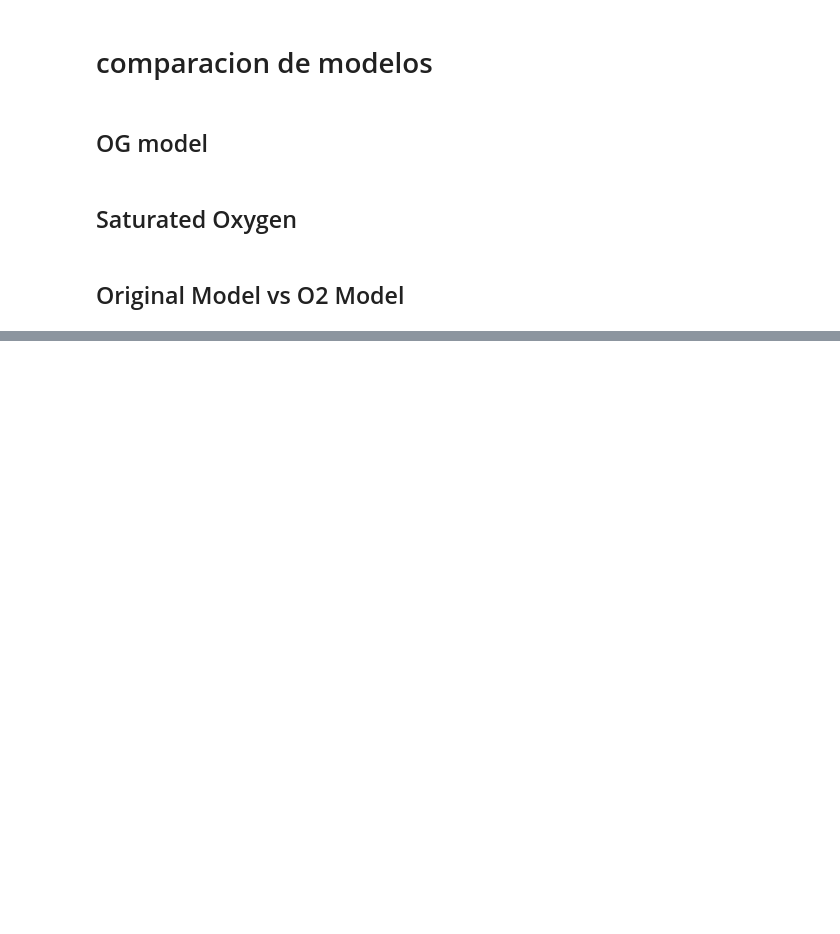
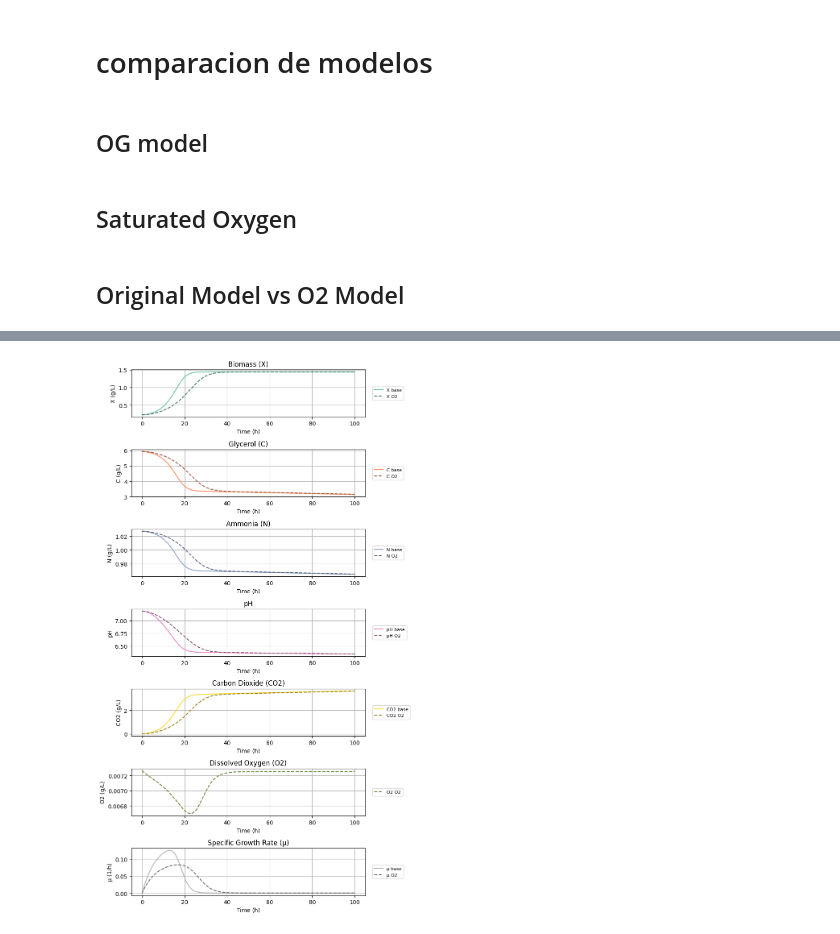
Before and after one commit to Laefivy/M.smegmatis, a Jupyter notebook: parameter_adjust_final.ipynb, the cells around one changed output, grey strips where cells are left out. Saved outputs shown, nothing was run; the diff lists cells and outputs as text; code cells hidden in the pictures; blank space fills up the shorter version.

```diff
--- a/parameter_adjust_final.ipynb
+++ b/parameter_adjust_final.ipynb
@@ -911,0 +912,78 @@ plt.show()
+# %%
+colors = {
+    'X': '#66C2A6',
+    'C': '#FD8D62',
+    'N': '#8DA0CB',
+    'CO2': '#FED92F',
+    'O2': '#A7D854',
+    'pH': '#E78AC3',
+    'mu': '#B3B3B3'
+}
+
+def darken_color(color, factor=0.6):
+    rgb = mcolors.to_rgb(color)
+    return tuple(factor * c for c in rgb)
+
+fig, axes = plt.subplots(7, 1, figsize=(8, 14))
+
+axes[0].plot(t_casadi_og, X_casadi_og, label='X base', color=colors['X'])
+axes[0].plot(t_casadi_O2, X_casadi_O2, '--', label='X O2', color=darken_color(colors['X']))
+axes[0].set_title('Biomass (X)')
+axes[0].set_xlabel('Time (h)')
+axes[0].set_ylabel('X (g/L)')
+axes[0].grid(True)
+axes[0].legend(loc='center left', bbox_to_anchor=(1.02, 0.5), fontsize=8)
+
+axes[1].plot(t_casadi_og, C_casadi_og, label='C base', color=colors['C'])
+axes[1].plot(t_casadi_O2, C_casadi_O2, '--', label='C O2', color=darken_color(colors['C']))
+axes[1].set_title('Glycerol (C)')
+axes[1].set_xlabel('Time (h)')
+axes[1].set_ylabel('C (g/L)')
+axes[1].grid(True)
+axes[1].legend(loc='center left', bbox_to_anchor=(1.02, 0.5), fontsize=8)
+
+axes[2].plot(t_casadi_og, N_casadi_og, label='N base', color=colors['N'])
+axes[2].plot(t_casadi_O2, N_casadi_O2, '--', label='N O2', color=darken_color(colors['N']))
+axes[2].set_title('Ammonia (N)')
+axes[2].set_xlabel('Time (h)')
+axes[2].set_ylabel('N (g/L)')
+axes[2].grid(True)
+axes[2].legend(loc='center left', bbox_to_anchor=(1.02, 0.5), fontsize=8)
+
+axes[4].plot(t_casadi_og, CO2_casadi_og, label='CO2 base', color=colors['CO2'])
+axes[4].plot(t_casadi_O2, CO2_casadi_O2, '--', label='CO2 O2', color=darken_color(colors['CO2']))
+axes[4].set_title('Carbon Dioxide (CO2)')
+axes[4].set_xlabel('Time (h)')
+axes[4].set_ylabel('CO2 (g/L)')
+axes[4].grid(True)
+axes[4].legend(loc='center left', bbox_to_anchor=(1.02, 0.5), fontsize=8)
+
+axes[5].plot(t_casadi_O2, O2_casadi_O2, '--', label='O2 O2', color=darken_color(colors['O2']))
+axes[5].set_title('Dissolved Oxygen (O2)')
+axes[5].set_xlabel('Time (h)')
+axes[5].set_ylabel('O2 (g/L)')
+axes[5].grid(True)
+axes[5].legend(loc='center left', bbox_to_anchor=(1.02, 0.5), fontsize=8)
+
+axes[3].plot(t_casadi_og, pH_casadi_og, label='pH base', color=colors['pH'])
+axes[3].plot(t_casadi_O2, pH_casadi_O2, '--', label='pH O2', color=darken_color(colors['pH']))
+axes[3].set_title('pH')
+axes[3].set_xlabel('Time (h)')
+axes[3].set_ylabel('pH')
+axes[3].grid(True)
+axes[3].legend(loc='center left', bbox_to_anchor=(1.02, 0.5), fontsize=8)
+
+axes[6].plot(t_casadi_og, mu_values_casadi_og, label='μ base', color=colors['mu'])
+axes[6].plot(t_casadi_O2, mu_values_casadi_O2, '--', label='μ O2', color=darken_color(colors['mu']))
+axes[6].set_title('Specific Growth Rate (μ)')
+axes[6].set_xlabel('Time (h)')
+axes[6].set_ylabel('μ (1/h)')
+axes[6].grid(True)
+axes[6].legend(loc='center left', bbox_to_anchor=(1.02, 0.5), fontsize=8)
+
+#fig.suptitle('Comparison between models', fontsize=16)
+plt.tight_layout()
+plt.savefig('Figures/model_comparison_wo2.png', dpi=500, bbox_inches='tight')
+plt.show()
+# %% [output]
+[figure, added]
```
Also changed, not shown: parts of 4 cells of this notebook.
